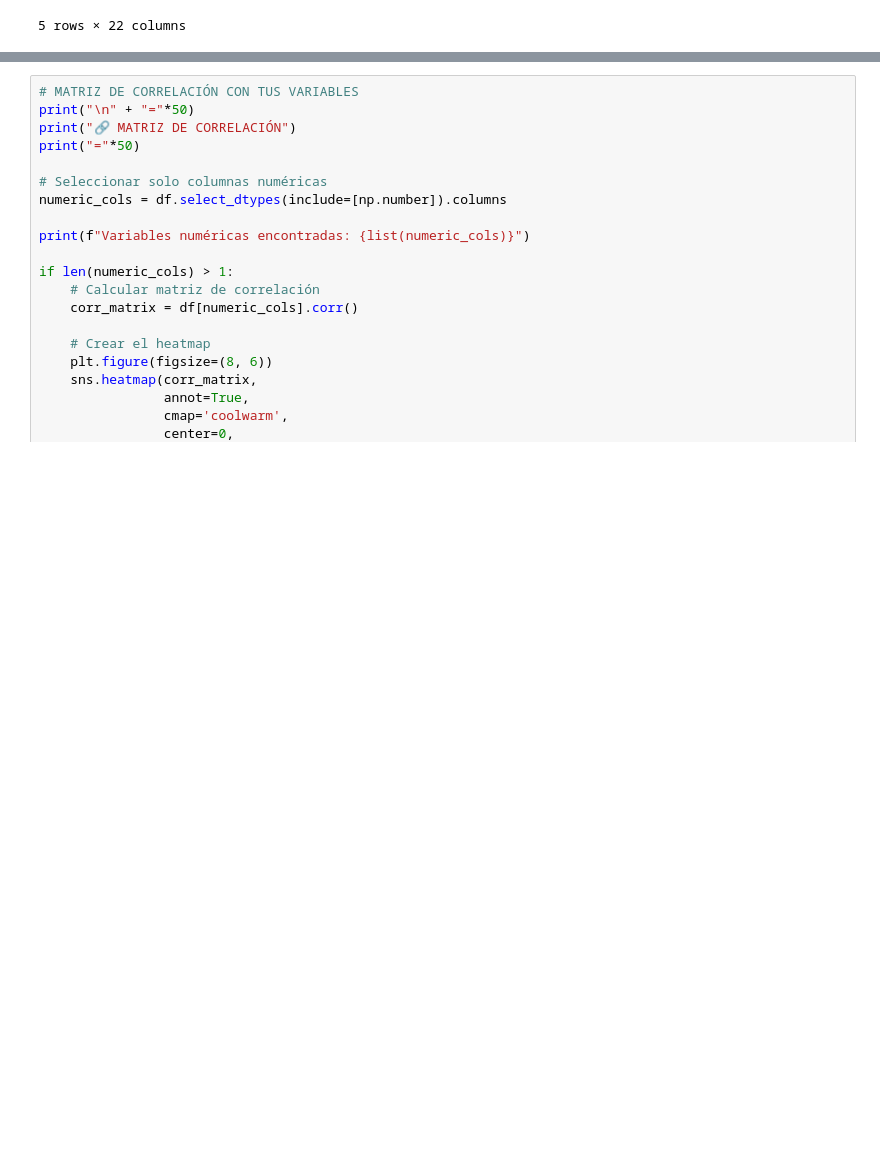
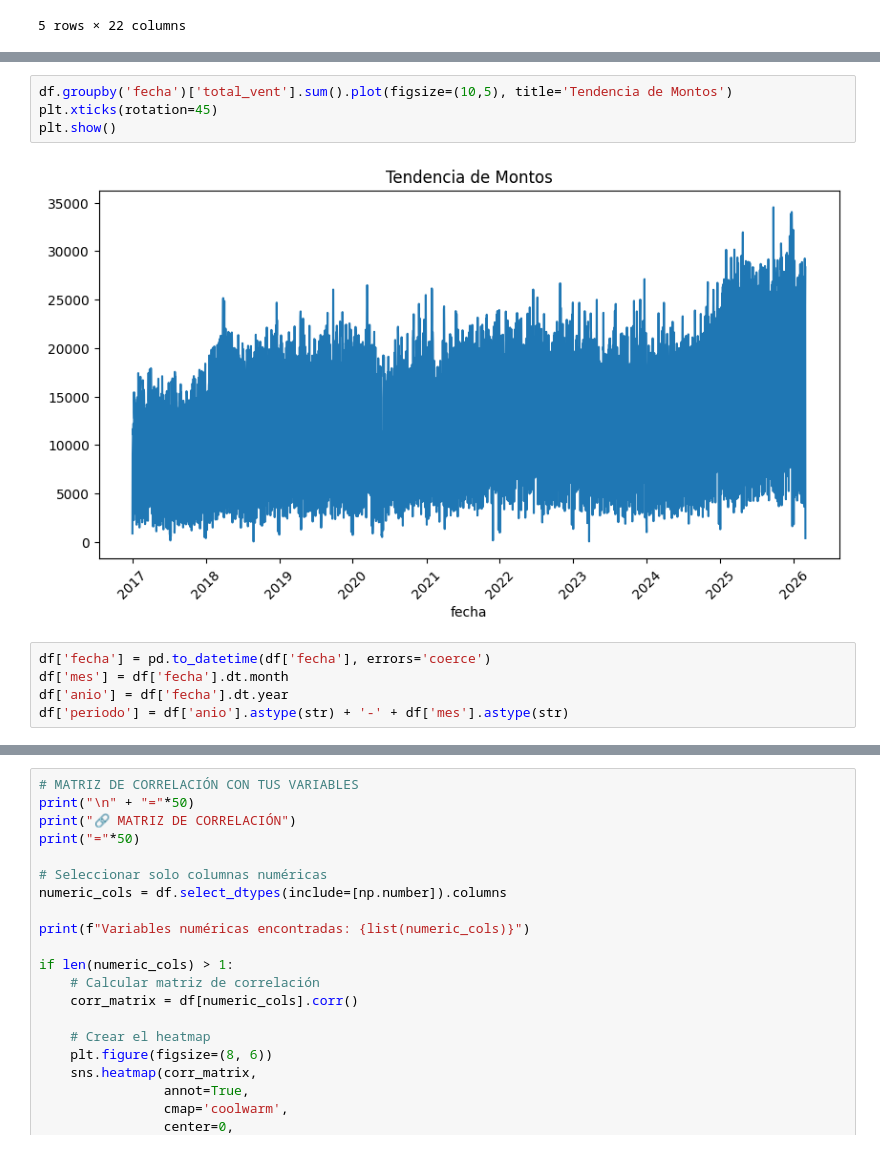
Before and after one commit to jhuarancca/ChiefAIOfficerProgram, a Jupyter notebook: CAIO_Entregable02_EDA.ipynb, the cells around one changed output, grey strips where cells are left out. Saved outputs shown, nothing was run; the diff lists cells and outputs as text; blank space fills up the shorter version.

```diff
--- a/CAIO_Entregable02_EDA.ipynb
+++ b/CAIO_Entregable02_EDA.ipynb
@@ -267,0 +220,11 @@ Ejemplo de fechas convertidas: [Timestamp('2026-02-24 00:00:00'), Timestamp('202
+# %%
+df.groupby('fecha')['total_vent'].sum().plot(figsize=(10,5), title='Tendencia de Montos')
+plt.xticks(rotation=45)
+plt.show()
+# %% [output]
+[figure, added]
+# %%
+df['fecha'] = pd.to_datetime(df['fecha'], errors='coerce')
+df['mes'] = df['fecha'].dt.month
+df['anio'] = df['fecha'].dt.year
+df['periodo'] = df['anio'].astype(str) + '-' + df['mes'].astype(str)
```
Also changed, not shown: parts of 10 cells of this notebook.
